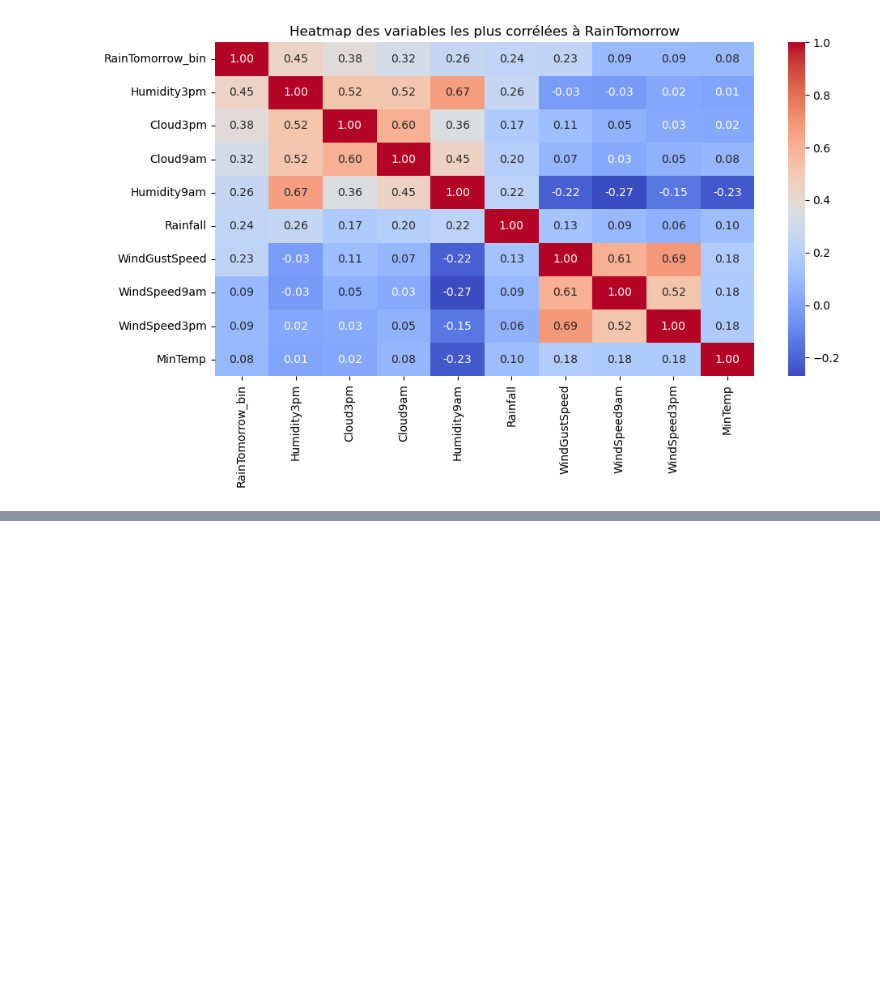
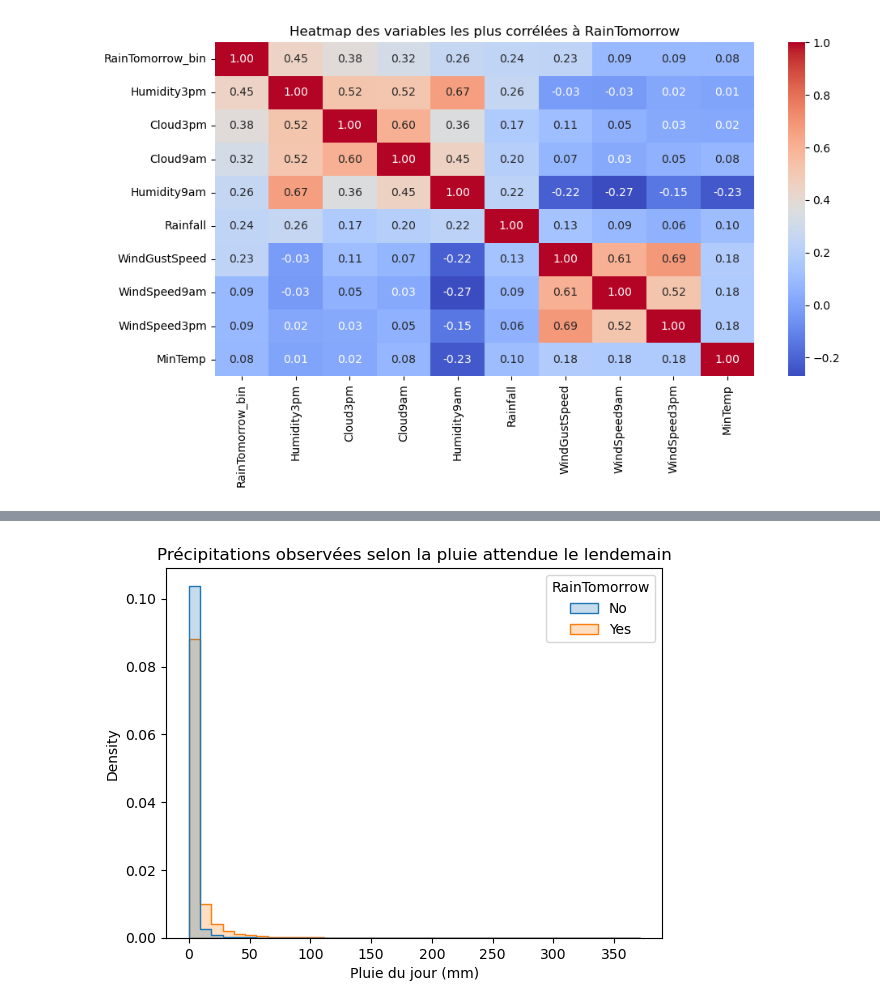
Before and after one commit to OuroborosVD/meteo-australie-prediction, a Jupyter notebook: MeteoAustralie.ipynb, the cells around one changed output, grey strips where cells are left out. Saved outputs shown, nothing was run; the diff lists cells and outputs as text; code cells hidden in the pictures; blank space fills up the shorter version.

```diff
--- a/MeteoAustralie.ipynb
+++ b/MeteoAustralie.ipynb
@@ -106,0 +129,9 @@ df.isna().sum().sort_values(ascending=False).head()
+# %%
+#on pourrait voir la recurrence de 2 jours de pluie consécutif via un histogramme
+sns.histplot(data=df[df['Rainfall'].notna()], x='Rainfall', hue='RainTomorrow', bins=40, element='step', stat='density', common_norm=False)
+plt.title("Précipitations observées selon la pluie attendue le lendemain")
+plt.xlabel("Pluie du jour (mm)")
+plt.show()
+#on observe que quand il pleut la veille il y a plus de chance de pleuvoir le lendemain
+# %% [output]
+[figure, added]
```
Also changed, not shown: parts of 7 cells of this notebook.
